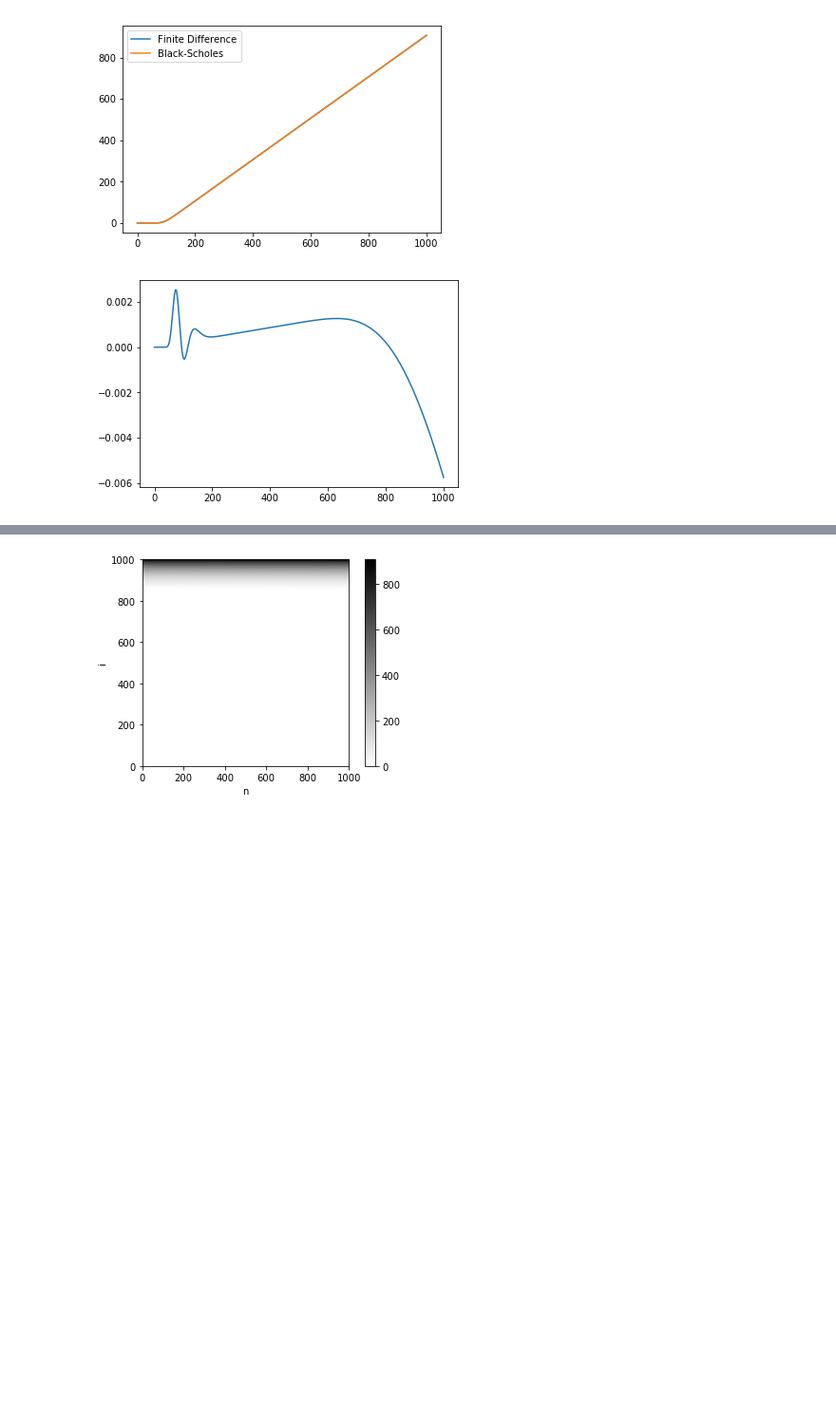
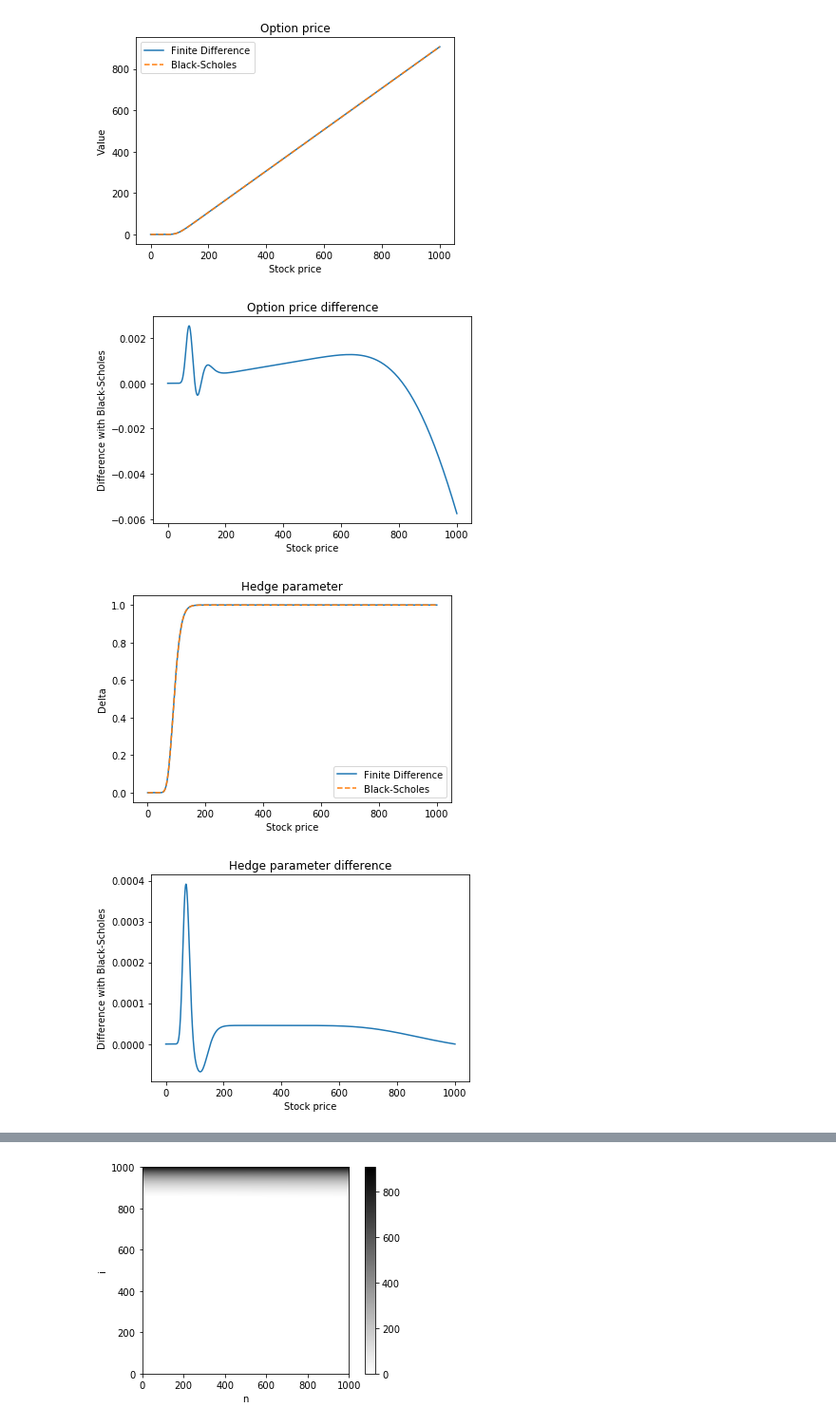
Before and after one commit to krishnakanthsasi/ComputationFin-nce-18, a Jupyter notebook: lab3/lab_assignment_3.ipynb, the cells around one changed output, grey strips where cells are left out. Shown: that part at 95% size. Cells and saved outputs as stored; diff of their text form; code cells hidden in the pictures; blank space fills up the shorter version.

Commit message:
Hedge parameter estimation implemented

```diff
--- a/lab3/lab_assignment_3.ipynb
+++ b/lab3/lab_assignment_3.ipynb
@@ -201,6 +201,18 @@ def plot_grid(self):
     plt.colorbar()
     plt.xlabel("n")
     plt.ylabel("i")
+
+def get_deltas(self):
+    deltas = np.zeros(self.M)
+
+    deltas[0,] = 0
+    deltas[-1] = np.exp(self.Xmax)
+
+    deltas[1:self.M-1] = (self.V[2:self.M,-1] - self.V[0:self.M-2,-1]) / (2*self.dx)
+
+    deltas *= np.exp(-(self.Xmin + np.arange(0,self.M)*self.dx))
+
+    return deltas
 # %%
 PDE.create_params = create_params
 PDE.BMatrix = BMatrix
@@ -208,6 +220,7 @@ PDE.AprodV = AprodV
 PDE.get_values = get_values
 PDE.get_stock_prices = get_stock_prices
 PDE.get_X = get_X
+PDE.get_deltas = get_deltas
 PDE.plot_grid = plot_grid
 # %%
 # Misc functions
@@ -267,23 +280,46 @@ boundary = "Neumann"
 test = PDE(K, sigma, r, T, S_bounds, N, M, scheme, boundary)
 
 test.run()
-# %%
-S = test.get_stock_prices()
-X = test.get_X()
-V = test.get_values()
-
-plt.plot(S,V,label="Finite Difference")
-
-BS_delta, BS_price = black_scholes(r, K, T, S, sigma)
-
-plt.plot(S,BS_price,label="Black-Scholes")
-
-plt.legend()
-plt.show()
-
-plt.plot(S,V-BS_price)
-plt.show()
-# %% [output]
-[figure, removed]
-[figure, removed]
+# %%
+S = test.get_stock_prices()
+X = test.get_X()
+V = test.get_values()
+D = test.get_deltas()
+
+BS_delta, BS_price = black_scholes(r, K, T, S, sigma)
+
+# Price
+plt.title("Option price")
+plt.xlabel("Stock price")
+plt.ylabel("Value")
+plt.plot(S,V,label="Finite Difference")
+plt.plot(S,BS_price,'--',label="Black-Scholes")
+plt.legend()
+plt.show()
+
+plt.title("Option price difference")
+plt.xlabel("Stock price")
+plt.ylabel("Difference with Black-Scholes")
+plt.plot(S,V-BS_price)
+plt.show()
+
+# Delta
+plt.title("Hedge parameter")
+plt.xlabel("Stock price")
+plt.ylabel("Delta")
+plt.plot(S,D,label="Finite Difference")
+plt.plot(S,BS_delta,'--',label="Black-Scholes")
+plt.legend()
+plt.show()
+
+plt.title("Hedge parameter difference")
+plt.xlabel("Stock price")
+plt.ylabel("Difference with Black-Scholes")
+plt.plot(S,D-BS_delta)
+plt.show()
+# %% [output]
+[figure, added]
+[figure, added]
+[figure, added]
+[figure, added]
 # %%
```
Also changed, not shown: parts of 2 cells of this notebook.
